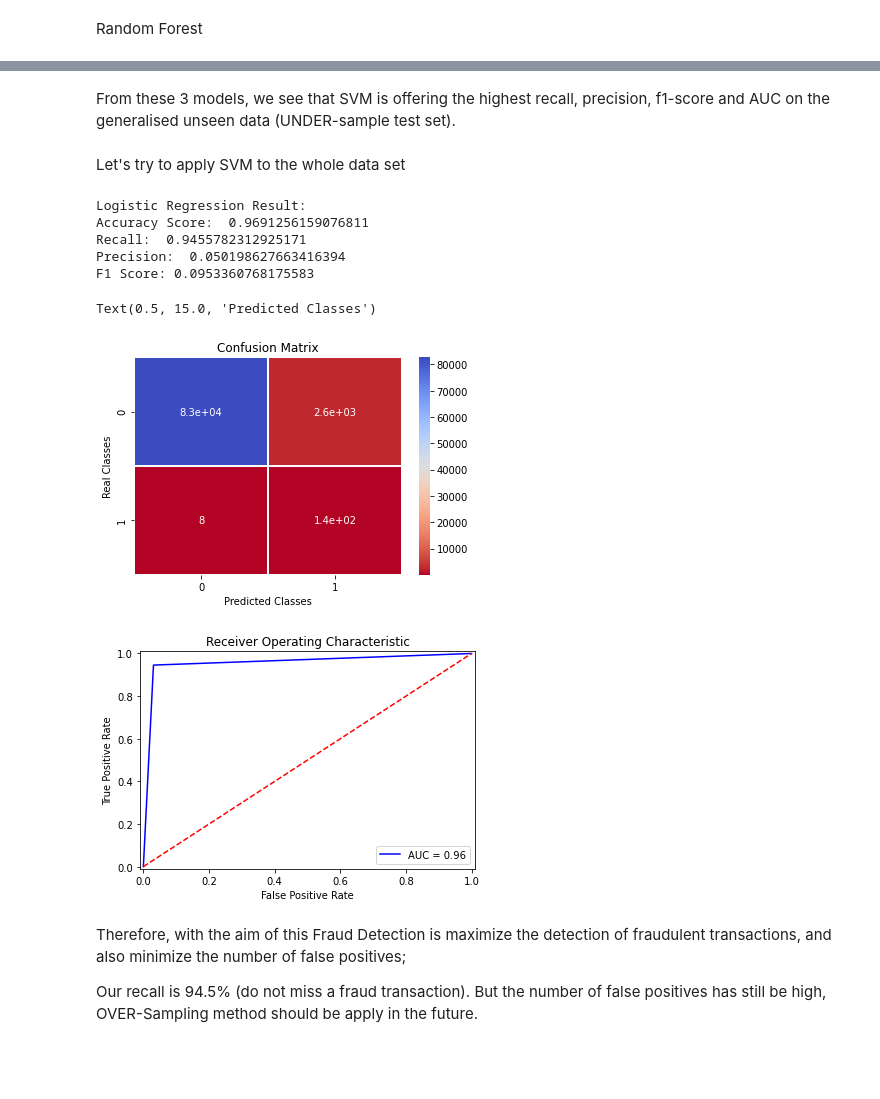
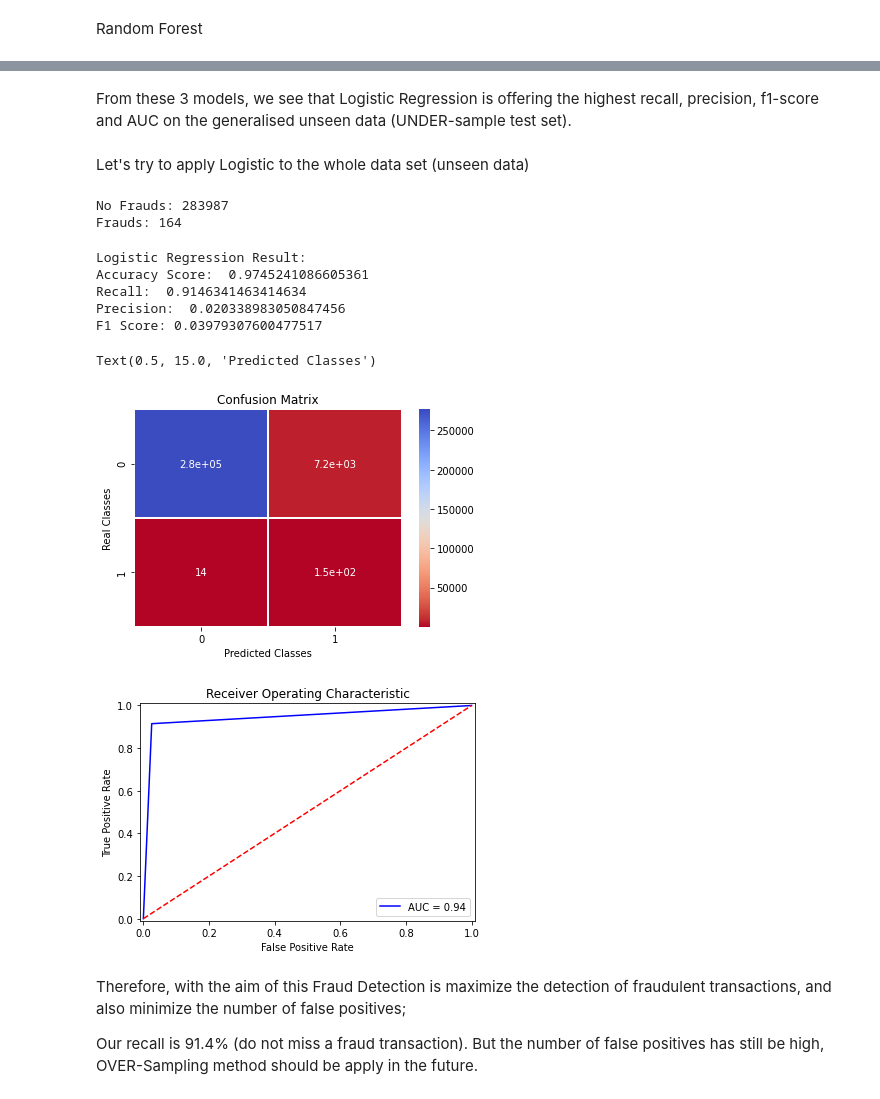
Before and after one commit to vvviet2908/DA-ML, a Jupyter notebook: Credit_Card_Fraud_Detection.ipynb, the cells around one changed output, grey strips where cells are left out. Drawn from its saved outputs; the diff is of its cells as text; code cells hidden in the pictures; blank space fills up the shorter version.

```diff
--- a/Credit_Card_Fraud_Detection.ipynb
+++ b/Credit_Card_Fraud_Detection.ipynb
@@ -496,7 +500,7 @@ tuned_params = {'n_estimators' : [100, 300, 500],
                 'max_depth' : [5, 8, 15, 25],
                 'min_samples_leaf' : [1, 2, 5]
                 }
-model = GridSearchCV(RandomForestClassifier(), tuned_params, cv=5, n_jobs=-1)
+model = GridSearchCV(RandomForestClassifier(), tuned_params, cv=skf, n_jobs=-1)
 model.fit(X_train_new, y_train_new)
 print(model.best_score_)
 # %% [output]
@@ -513,15 +517,14 @@ RandomForestClassifier(bootstrap=True, ccp_alpha=0.0, class_weight=None,
                        n_jobs=None, oob_score=False, random_state=None,
                        verbose=0, warm_start=False)
 # %%
-clf = RandomForestClassifier(criterion='gini', max_depth=15, min_samples_leaf=2, min_samples_split=2,n_estimators=100, random_state=0)
-clf.fit(X_train_new, y_train_new)
+clf = model.best_estimator_
 
 predictions = clf.predict(X_test_new)
 accuracy_score_rf = accuracy_score(y_test_new, predictions)
 recall_score_rf = recall_score(y_test_new, predictions)
 precision_score_rf = precision_score(y_test_new, predictions)
 f1_score_rf = f1_score(y_test_new, predictions)
-print('Logistic Regression Result:')
+print('Random Forest Result:')
 print('Accuracy Score: ', accuracy_score_rf)
 print('Recall: ', recall_score_rf)
 print('Precision: ', precision_score_rf)
@@ -561,46 +564,56 @@ plot_roc_curve(y_test_new, predictions)
 # %% [markdown]
-From these 3 models, we see that SVM is offering the highest recall, precision, f1-score and AUC on the generalised unseen data (UNDER-sample test set).
+From these 3 models, we see that Logistic Regression is offering the highest recall, precision, f1-score and AUC on the generalised unseen data (UNDER-sample test set).
 # %% [markdown]
-Let's try to apply SVM to the whole data set
+Let's try to apply Logistic to the whole data set (unseen data)
+# %%
+test=data[~data.isin(X_train_new)].dropna()
+print('No Frauds:', test['Class'].value_counts()[0])
+print('Frauds:', test['Class'].value_counts()[1])
+X_test_whole=test.iloc[:,:-1]
+Y_test_whole=test.iloc[:,-1]
+# %% [output]
+No Frauds: 283987
+Frauds: 164
 # %%
-clf = SVC(C=1000, break_ties=False, cache_size=200, class_weight=None, coef0=0.0,
-    decision_function_shape='ovr', degree=3, gamma=0.0001, kernel='linear',
-    max_iter=-1, probability=False, random_state=None, shrinking=True,
-    tol=0.001, verbose=False)
+clf =LogisticRegression(C=0.1, class_weight=None, dual=False, fit_intercept=True,
+                   intercept_scaling=1, l1_ratio=None, max_iter=100,
+                   multi_class='auto', n_jobs=None, penalty='l2',
+                   random_state=None, solver='lbfgs', tol=0.0001, verbose=0,
+                   warm_start=False)
 clf.fit(X_train_new, y_train_new)
 
-predictions = clf.predict(X_test)
-accuracy_score_sv_w = accuracy_score(y_test, predictions)
-recall_score_sv_w = recall_score(y_test, predictions)
-precision_score_sv_w = precision_score(y_test, predictions)
-f1_score_sv_w = f1_score(y_test, predictions)
+predictions = clf.predict(X_test_whole)
+accuracy_score_lr_w = accuracy_score(Y_test_whole, predictions)
+recall_score_lr_w = recall_score(Y_test_whole, predictions)
+precision_score_lr_w = precision_score(Y_test_whole, predictions)
+f1_score_lr_w = f1_score(Y_test_whole, predictions)
 print('Logistic Regression Result:')
-print('Accuracy Score: ', accuracy_score_sv_w)
-print('Recall: ', recall_score_sv_w)
-print('Precision: ', precision_score_sv_w)
-print('F1 Score:', f1_score_sv_w)
+print('Accuracy Score: ', accuracy_score_lr_w)
+print('Recall: ', recall_score_lr_w)
+print('Precision: ', precision_score_lr_w)
+print('F1 Score:', f1_score_lr_w)
 # %% [output]
 Logistic Regression Result:
-Accuracy Score:  0.9691256159076811
-Recall:  0.9455782312925171
-Precision:  0.050198627663416394
-F1 Score: 0.0953360768175583
+Accuracy Score:  0.9745241086605361
+Recall:  0.9146341463414634
+Precision:  0.020338983050847456
+F1 Score: 0.03979307600477517
 # %%
 from sklearn.metrics import confusion_matrix
-cfn_matrix=confusion_matrix(y_test, predictions)
+cfn_matrix=confusion_matrix(Y_test_whole, predictions)
 
 sns.heatmap(cfn_matrix,cmap='coolwarm_r',linewidths=0.5,annot=True)
 plt.title('Confusion Matrix')
 plt.ylabel('Real Classes')
 plt.xlabel('Predicted Classes')
 # %% [output]
 Text(0.5, 15.0, 'Predicted Classes')
-[figure, old version]
+[figure, new version]
 # %%
-plot_roc_curve(y_test, predictions)
+plot_roc_curve(Y_test_whole, predictions)
 # %% [output]
-[figure, old version]
+[figure, new version]
 # %% [markdown]
 Therefore, with the aim of this Fraud Detection is maximize the detection of fraudulent transactions, and also minimize the number of false positives;
 
-Our recall is 94.5% (do not miss a fraud transaction). But the number of false positives has still be high, OVER-Sampling method should be apply in the future.
+Our recall is 91.4% (do not miss a fraud transaction). But the number of false positives has still be high, OVER-Sampling method should be apply in the future.
```
Also changed, not shown: parts of 26 cells of this notebook.
